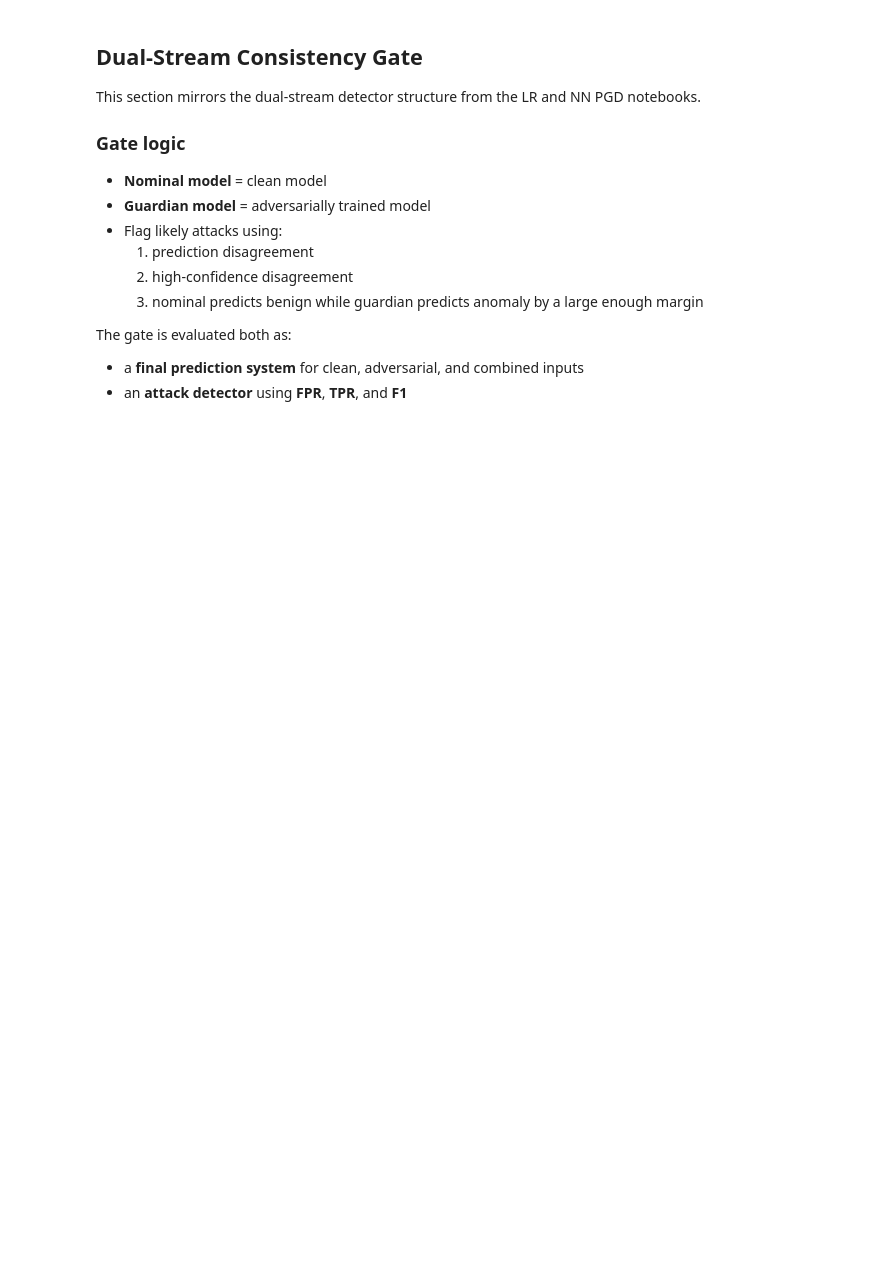
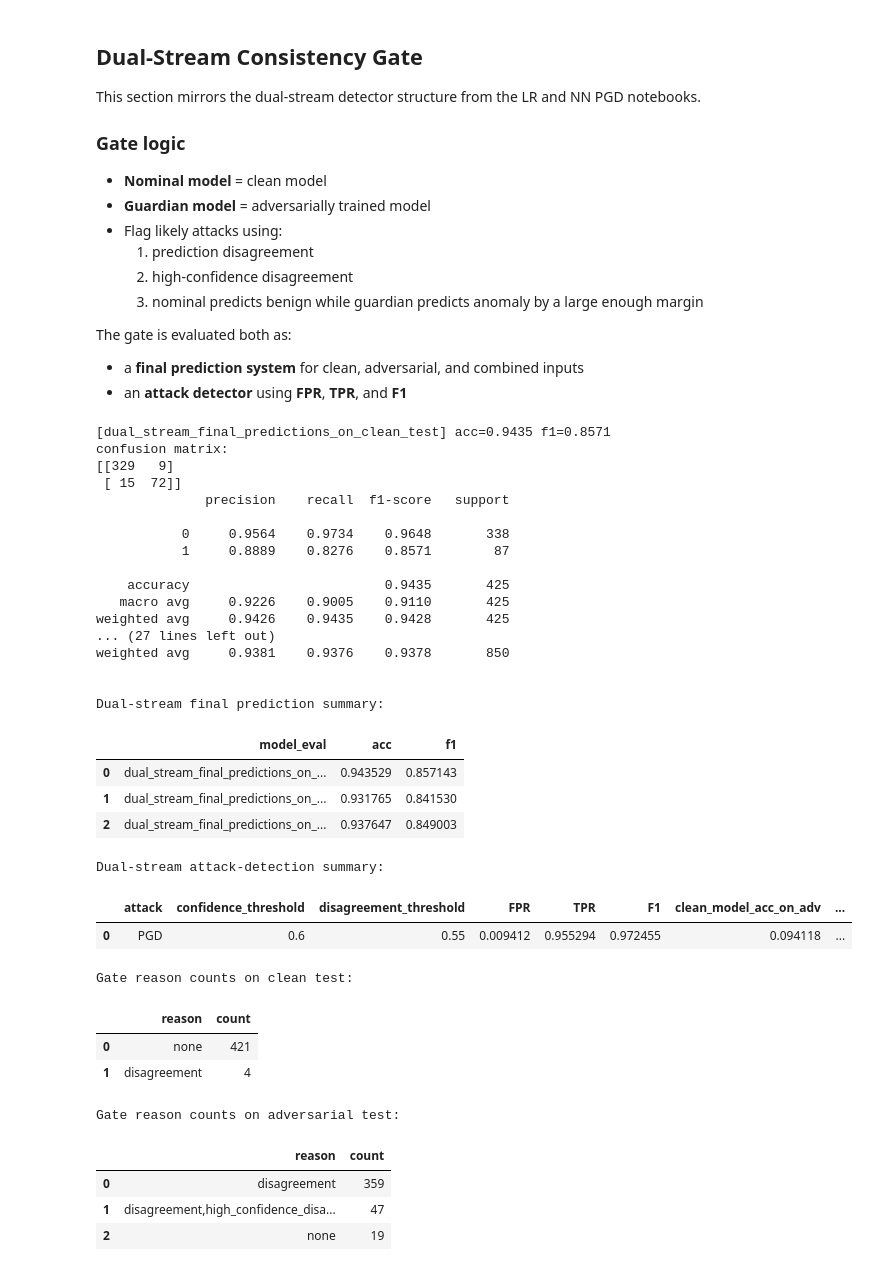
Before and after one commit to jansalafia/AnomalyDetection, a Jupyter notebook: CONSGATE Notebooks/PGD/RF_PGD_DUALSTREAM_CONSGATE.ipynb, the cells around one changed output. Cells and saved outputs as stored; diff of their text form; code cells hidden in the pictures; blank space fills up the shorter version.

```diff
--- a/CONSGATE Notebooks/PGD/RF_PGD_DUALSTREAM_CONSGATE.ipynb
+++ b/CONSGATE Notebooks/PGD/RF_PGD_DUALSTREAM_CONSGATE.ipynb
@@ -416,8 +416,13 @@ X_train_adv = pgd_attack.generate(x=X_train.astype(np.float32))
 y_test_adv = y_test.copy()
 y_train_adv = y_train.copy()
 
+X_test_combined = np.vstack([X_test, X_test_adv]).astype(np.float32)
+y_test_combined = np.concatenate([y_test, y_test_adv]).astype(np.int64)
+
 print("Generated PGD adversarial samples:")
 print("X_test_adv:", X_test_adv.shape)
 print("X_train_adv:", X_train_adv.shape)
+print("X_test_combined:", X_test_combined.shape)
+print("y_test_combined:", y_test_combined.shape)
 # %% [output]
 Training TensorFlow surrogate used only for PGD generation with: {'hidden': 64, 'learning_rate': 0.001, 'batch_size': 128, 'epochs': 20, 'pgd_epsilon': 0.1, 'pgd_eps_step': 0.01, 'pgd_max_iter': 40}
@@ -650,42 +699,76 @@ display(dual_stream_prediction_summary_df)
 
 y_attack_true = np.concatenate([
     np.zeros(len(flags_clean), dtype=int),
     np.ones(len(flags_adv), dtype=int),
 ])
 y_attack_pred = np.concatenate([flags_clean, flags_adv])
 
 dual_stream_detection_results = pd.DataFrame([{
     "attack": "PGD",
     "confidence_threshold": CONFIDENCE_THRESHOLD,
     "disagreement_threshold": DISAGREEMENT_THRESHOLD,
     "FPR": float(flags_clean.mean()),
     "TPR": float(flags_adv.mean()),
     "F1": float(f1_score(y_attack_true, y_attack_pred, zero_division=0)),
     "clean_model_acc_on_adv": float(clean_on_adv["acc"]),
     "guardian_model_acc_on_clean": float(adv_trained_on_clean["acc"]),
     "guardian_model_acc_on_adv": float(adv_trained_on_adv["acc"]),
 }])
 
 print("\nDual-stream attack-detection summary:")
 display(dual_stream_detection_results)
 
 print("\nGate reason counts on clean test:")
 display(gate_clean_df["reason"].value_counts(dropna=False).rename_axis("reason").reset_index(name="count"))
 
 print("\nGate reason counts on adversarial test:")
 display(gate_adv_df["reason"].value_counts(dropna=False).rename_axis("reason").reset_index(name="count"))
 
 
-def print_prediction_distribution(name: str, y_true: np.ndarray, y_pred: np.ndarray):
-    true_dist = dict(zip(*np.unique(y_true.astype(int), return_counts=True)))
-    pred_dist = dict(zip(*np.unique(y_pred.astype(int), return_counts=True)))
-    print(f"{name} true label dist: {true_dist}")
-    print(f"{name} predicted label dist: {pred_dist}")
+# def print_prediction_distribution(name: str, y_true: np.ndarray, y_pred: np.ndarray):
+#     true_dist = dict(zip(*np.unique(y_true.astype(int), return_counts=True)))
+#     pred_dist = dict(zip(*np.unique(y_pred.astype(int), return_counts=True)))
+#     print(f"{name} true label dist: {true_dist}")
+#     print(f"{name} predicted label dist: {pred_dist}")
 
-print("\nPrediction distribution checks:")
-print_prediction_distribution("clean gated", y_test, gated_clean_pred)
-print_prediction_distribution("adv gated", y_test_adv, gated_adv_pred)
-print_prediction_distribution("combined gated", y_test_combined, gated_combined_pred)
+# print("\nPrediction distribution checks:")
+# print_prediction_distribution("clean gated", y_test, gated_clean_pred)
+# print_prediction_distribution("adv gated", y_test_adv, gated_adv_pred)
+# print_prediction_distribution("combined gated", y_test_combined, gated_combined_pred)
+# %% [output]
+[dual_stream_final_predictions_on_clean_test] acc=0.9435 f1=0.8571
+confusion matrix:
+[[329   9]
+ [ 15  72]]
+              precision    recall  f1-score   support
+
+           0     0.9564    0.9734    0.9648       338
+           1     0.8889    0.8276    0.8571        87
+
+    accuracy                         0.9435       425
+   macro avg     0.9226    0.9005    0.9110       425
+weighted avg     0.9426    0.9435    0.9428       425
+... (27 lines left out)
+weighted avg     0.9381    0.9376    0.9378       850
+
+
+Dual-stream final prediction summary:
+|  | model_eval | acc | f1 |
+| 0 | dual_stream_final_predictions_on_... | 0.943529 | 0.857143 |
+| 1 | dual_stream_final_predictions_on_... | 0.931765 | 0.841530 |
+| 2 | dual_stream_final_predictions_on_... | 0.937647 | 0.849003 |
+Dual-stream attack-detection summary:
+|  | attack | confidence_threshold | disagreement_threshold | FPR | TPR | F1 | clean_model_acc_on_adv | ... |
+| 0 | PGD | 0.6 | 0.55 | 0.009412 | 0.955294 | 0.972455 | 0.094118 | ... |
+Gate reason counts on clean test:
+|  | reason | count |
+| 0 | none | 421 |
+| 1 | disagreement | 4 |
+Gate reason counts on adversarial test:
+|  | reason | count |
+| 0 | disagreement | 359 |
+| 1 | disagreement,high_confidence_disa... | 47 |
+| 2 | none | 19 |
 # %%
 # Save dual-stream outputs
 dual_stream_prediction_summary_path = RESULTS_DIR / "randomforest_dual_stream_prediction_summary.csv"
```
Also changed, not shown: parts of 7 cells of this notebook, 7 other files.
